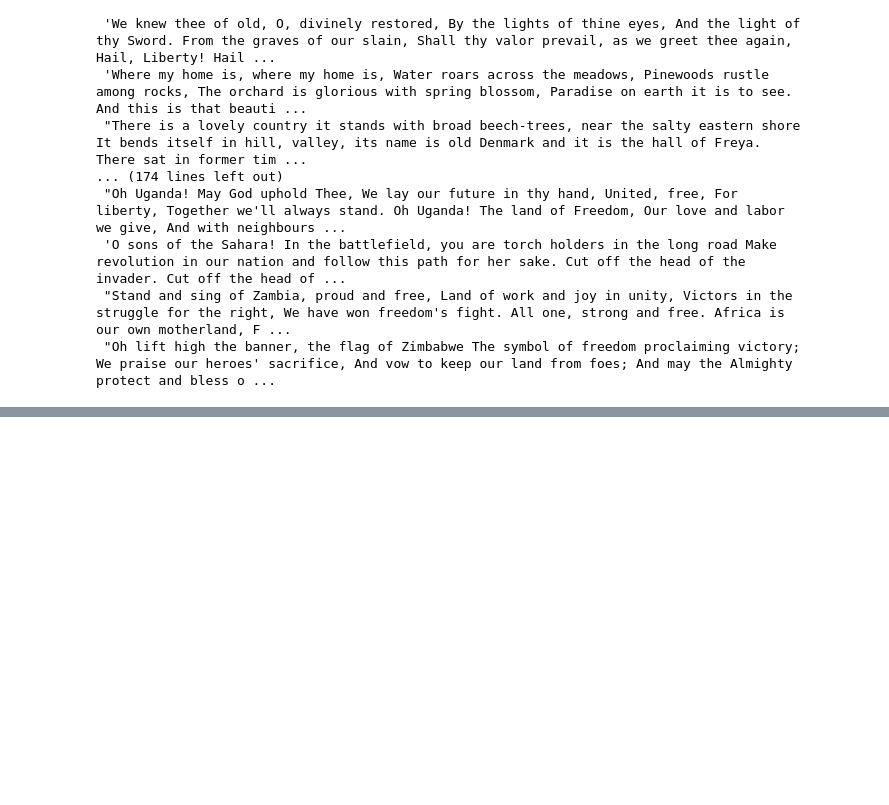
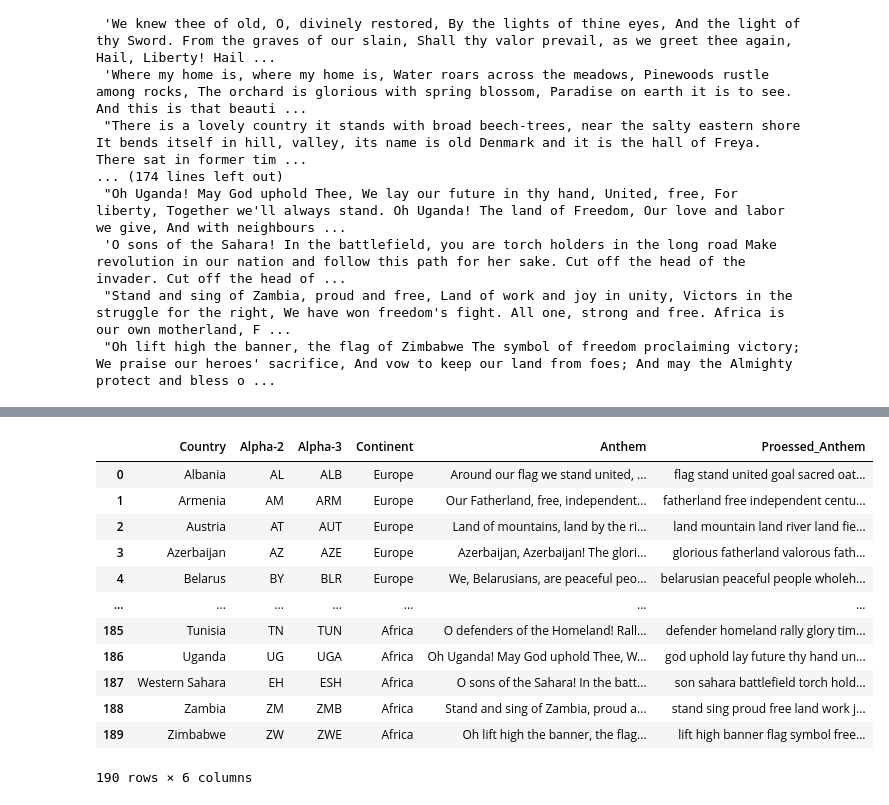
Before and after one commit to AnujBelgaonkar/National-Anthems-clustering, a Jupyter notebook: src/Processing.ipynb, the cells around one changed output, grey strips where cells are left out. Cells and saved outputs as stored; diff of their text form; code cells hidden in the pictures; blank space fills up the shorter version.

```diff
--- a/src/Processing.ipynb
+++ b/src/Processing.ipynb
@@ -48,4 +48,4 @@ corpus
  "Stand and sing of Zambia, proud and free, Land of work and joy in unity, Victors in the struggle for the right, We have won freedom's fight. All one, strong and free. Africa is our own motherland, F ...
  "Oh lift high the banner, the flag of Zimbabwe The symbol of freedom proclaiming victory; We praise our heroes' sacrifice, And vow to keep our land from foes; And may the Almighty protect and bless o ...
 # %%
-temp = processCorpus(corpus,language='english')
+processed_corpus = processCorpus(corpus)
@@ -75,0 +72,18 @@ temp[18]
+# %%
+data['Proessed_Anthem'] = processed_corpus
+# %%
+data
+# %% [output]
+|  | Country | Alpha-2 | Alpha-3 | Continent | Anthem | Proessed_Anthem |
+| 0 | Albania | AL | ALB | Europe | Around our flag we stand united, ... | flag stand united goal sacred oat... |
+| 1 | Armenia | AM | ARM | Europe | Our Fatherland, free, independent... | fatherland free independent centu... |
+| 2 | Austria | AT | AUT | Europe | Land of mountains, land by the ri... | land mountain land river land fie... |
+| 3 | Azerbaijan | AZ | AZE | Europe | Azerbaijan, Azerbaijan! The glori... | glorious fatherland valorous fath... |
+| 4 | Belarus | BY | BLR | Europe | We, Belarusians, are peaceful peo... | belarusian peaceful people wholeh... |
+| ... | ... | ... | ... | ... | ... | ... |
+| 185 | Tunisia | TN | TUN | Africa | O defenders of the Homeland! Rall... | defender homeland rally glory tim... |
+| 186 | Uganda | UG | UGA | Africa | Oh Uganda! May God uphold Thee, W... | god uphold lay future thy hand un... |
+| 187 | Western Sahara | EH | ESH | Africa | O sons of the Sahara! In the batt... | son sahara battlefield torch hold... |
+| 188 | Zambia | ZM | ZMB | Africa | Stand and sing of Zambia, proud a... | stand sing proud free land work j... |
+| 189 | Zimbabwe | ZW | ZWE | Africa | Oh lift high the banner, the flag... | lift high banner flag symbol free... |
+190 rows × 6 columns
```
Also changed, not shown: parts of 4 cells of this notebook, 13 other files.
